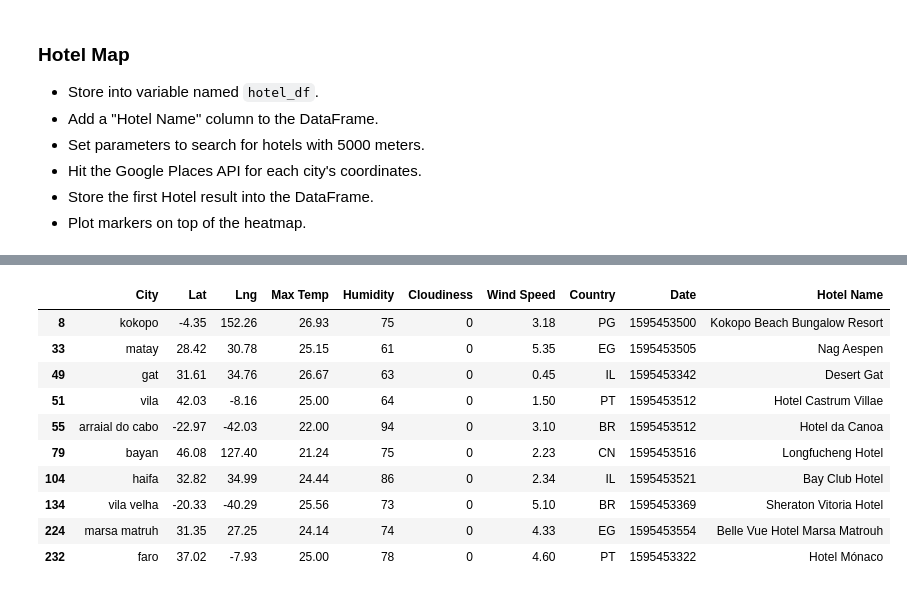
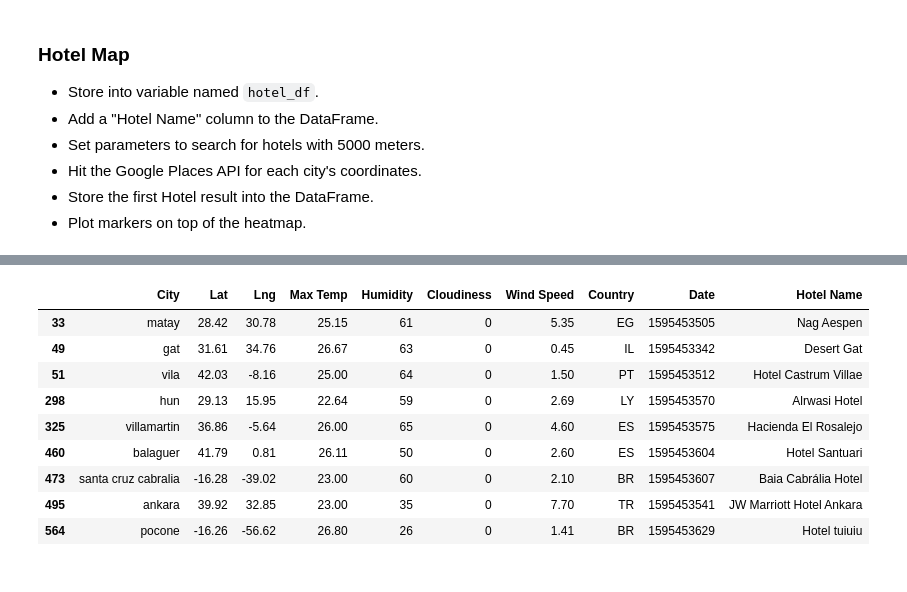
Before and after one commit to kroddy95/python-api-challenge, a Jupyter notebook: VacationPy/VacationPy.ipynb, the cells around one changed output, grey strips where cells are left out. Saved outputs shown, nothing was run; the diff lists cells and outputs as text; code cells hidden in the pictures.

```diff
--- a/VacationPy/VacationPy.ipynb
+++ b/VacationPy/VacationPy.ipynb
@@ -64,7 +64,8 @@ fig
 # %%
 # Only pick the cities that have temperature between 21 and 26 degrees celsius, low wind speed, no clouds
 cities_data = cities_data.loc[(cities_data['Max Temp'] >= 21) & (cities_data['Max Temp'] <= 27) & \
-                              (cities_data['Wind Speed'] < 10) & (cities_data['Cloudiness'] ==0) ]
+                              (cities_data['Wind Speed'] < 10) & (cities_data['Cloudiness'] ==0) & \
+                              (cities_data['Humidity'] < 66)]
 cities_data
 # %% [output]
 |  | City | Lat | Lng | Max Temp | Humidity | Cloudiness | Wind Speed | Country | Date |
@@ -106,7 +106,4 @@ cities_data.head()
 # %%
-# Initial count...we will only be getting 10 hotels
-count = 1
-
 # Set up the parameters need for google's near by search
 params = {
     "radius": 5000,
@@ -117,10 +114,6 @@ params = {
 
 # Go through the rows in the data frame
 for index, row in cities_data.iterrows():
-
-    # We are only looking at 10 cities, so break if we've exceed that
-    if count > 10:
-        break
 
     # Get the longitude and latitude and add to params
     lat = row["Lat"]
@@ -137,25 +130,23 @@ for index, row in cities_data.iterrows():
     # Try to get a hotels, if one is found, increase counter
     try:
         cities_data.loc[index, "Hotel Name"] = hotels["results"][0]["name"]
-        count +=1
     except (KeyError, IndexError):
         pass
 # %%
 # Create a dataframe with the 10 cities that have hotels
 cities_10_data = cities_data.loc[cities_data['Hotel Name'] != '']
-cities_10_data.head(10)
+cities_10_data
 # %% [output]
 |  | City | Lat | Lng | Max Temp | Humidity | Cloudiness | Wind Speed | Country | Date | Hotel Name |
-| 8 | kokopo | -4.35 | 152.26 | 26.93 | 75 | 0 | 3.18 | PG | 1595453500 | Kokopo Beach Bungalow Resort |
 | 33 | matay | 28.42 | 30.78 | 25.15 | 61 | 0 | 5.35 | EG | 1595453505 | Nag Aespen |
 | 49 | gat | 31.61 | 34.76 | 26.67 | 63 | 0 | 0.45 | IL | 1595453342 | Desert Gat |
 | 51 | vila | 42.03 | -8.16 | 25.00 | 64 | 0 | 1.50 | PT | 1595453512 | Hotel Castrum Villae |
-| 55 | arraial do cabo | -22.97 | -42.03 | 22.00 | 94 | 0 | 3.10 | BR | 1595453512 | Hotel da Canoa |
-| 79 | bayan | 46.08 | 127.40 | 21.24 | 75 | 0 | 2.23 | CN | 1595453516 | Longfucheng Hotel |
-| 104 | haifa | 32.82 | 34.99 | 24.44 | 86 | 0 | 2.34 | IL | 1595453521 | Bay Club Hotel |
-| 134 | vila velha | -20.33 | -40.29 | 25.56 | 73 | 0 | 5.10 | BR | 1595453369 | Sheraton Vitoria Hotel |
-| 224 | marsa matruh | 31.35 | 27.25 | 24.14 | 74 | 0 | 4.33 | EG | 1595453554 | Belle Vue Hotel Marsa Matrouh |
-| 232 | faro | 37.02 | -7.93 | 25.00 | 78 | 0 | 4.60 | PT | 1595453322 | Hotel Mónaco |
+| 298 | hun | 29.13 | 15.95 | 22.64 | 59 | 0 | 2.69 | LY | 1595453570 | Alrwasi Hotel |
+| 325 | villamartin | 36.86 | -5.64 | 26.00 | 65 | 0 | 4.60 | ES | 1595453575 | Hacienda El Rosalejo |
+| 460 | balaguer | 41.79 | 0.81 | 26.11 | 50 | 0 | 2.60 | ES | 1595453604 | Hotel Santuari |
+| 473 | santa cruz cabralia | -16.28 | -39.02 | 23.00 | 60 | 0 | 2.10 | BR | 1595453607 | Baia Cabrália Hotel |
+| 495 | ankara | 39.92 | 32.85 | 23.00 | 35 | 0 | 7.70 | TR | 1595453541 | JW Marriott Hotel Ankara |
+| 564 | pocone | -16.26 | -56.62 | 26.80 | 26 | 0 | 1.41 | BR | 1595453629 | Hotel tuiuiu |
 # %%
 # NOTE: Do not change any of the code in this cell
 
```
Also changed, not shown: parts of 4 cells of this notebook, 9 other files.
